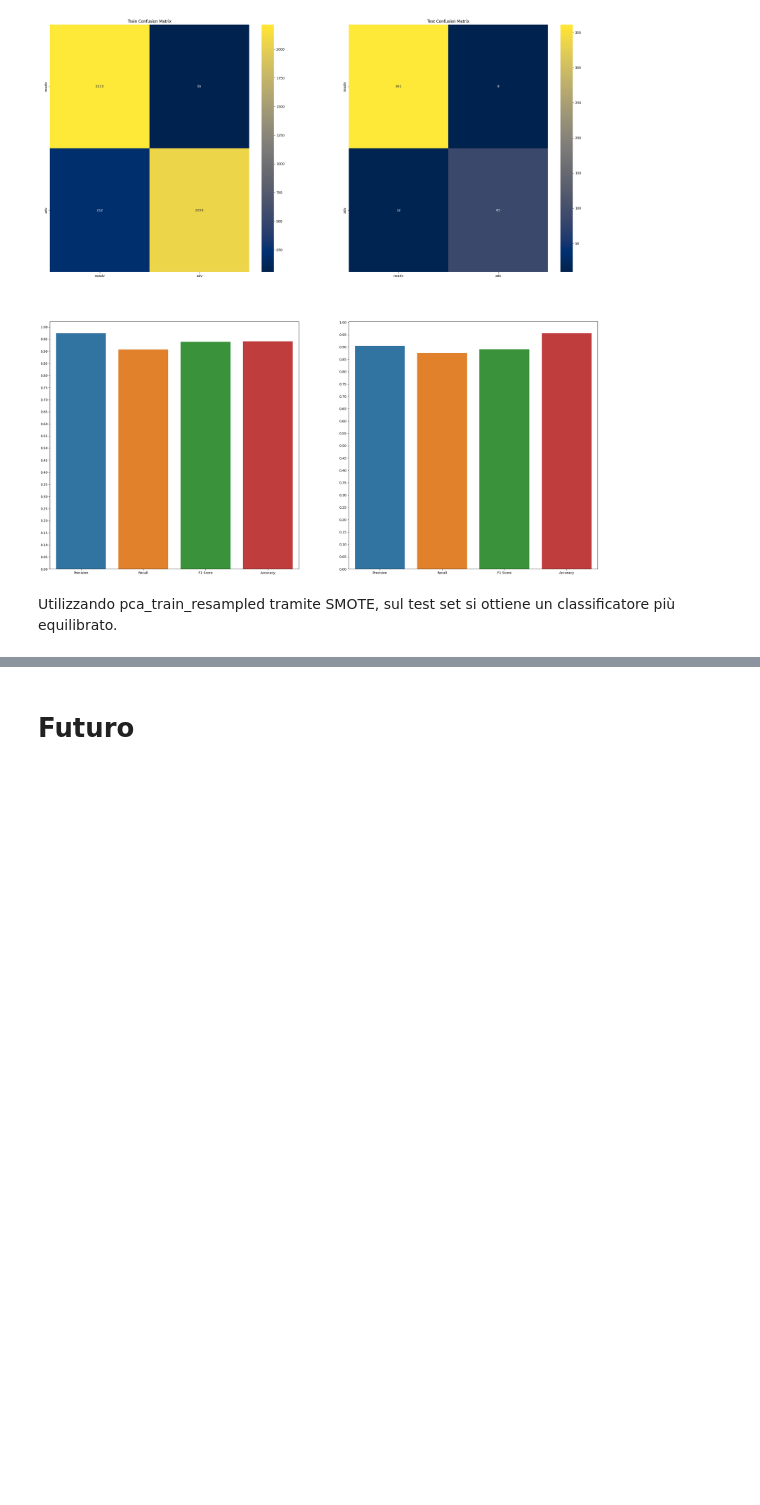
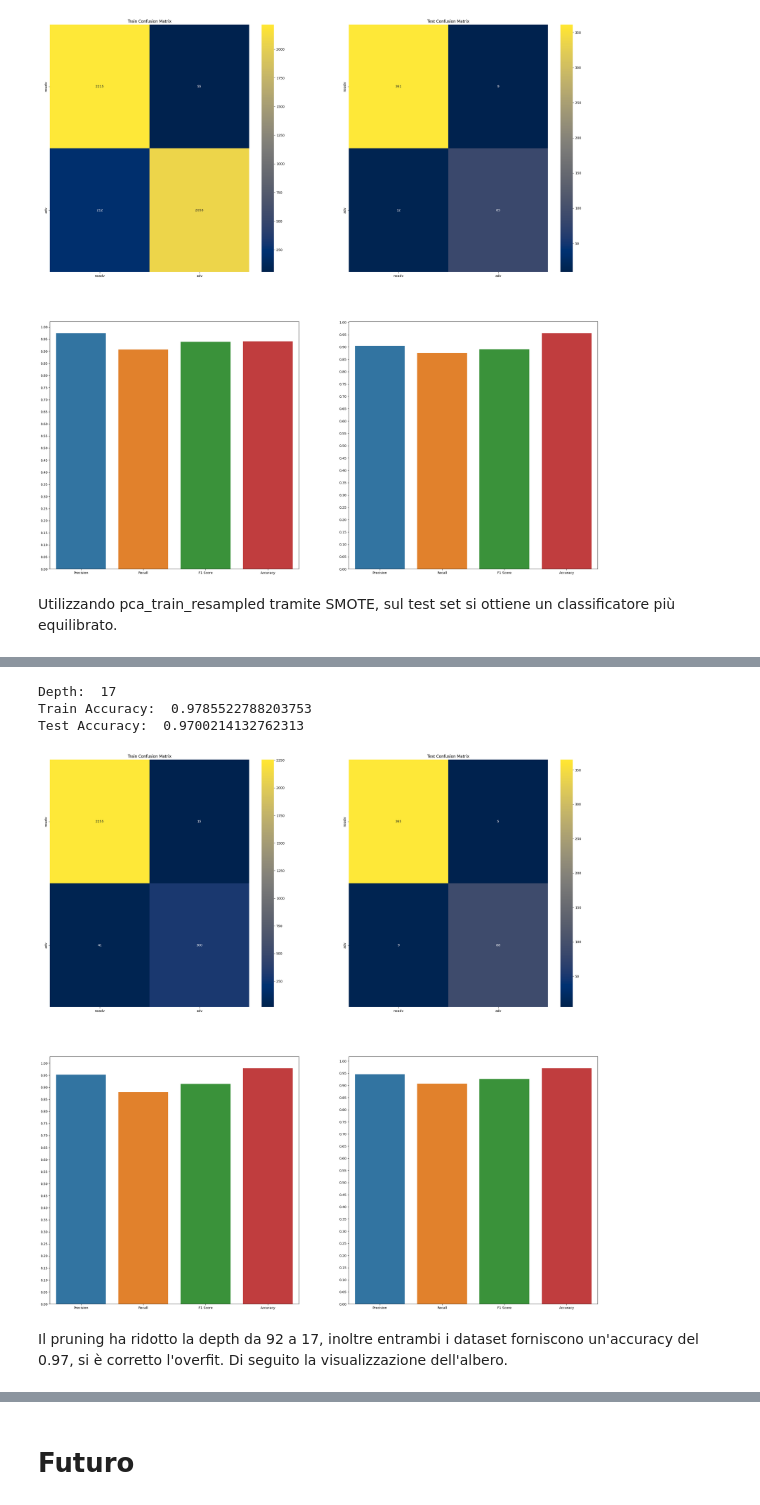
Before and after one commit to wredan/fad-project, a Jupyter notebook: notebook.ipynb, the cells around one changed output, grey strips where cells are left out. Drawn from its saved outputs; the diff is of its cells as text; code cells hidden in the pictures; blank space fills up the shorter version.

Commit message:
feat: add decision tree

```diff
--- a/notebook.ipynb
+++ b/notebook.ipynb
@@ -959,0 +965,39 @@ Utilizzando pca_train_resampled tramite SMOTE, sul test set si ottiene un classi
+# %%
+def print_metrics_no_plot(Y_train, pred_train, Y_test, pred_test):
+    for (Y, pred, title) in zip([Y_train, Y_test], [pred_train, pred_test], ["Train", "Test"]):
+        print(title + " Metrics:")
+        print("Precision: ", precision_score(Y, pred))
+        print("Recall: ", recall_score(Y, pred))
+        print("F1 Score: ", f1_score(Y, pred))
+        print("Accuracy: ", accuracy_score(Y, pred))
+        print()
+
+def print_dt(dt, train_set):
+    # Copia il set di addestramento in train_data
+    train_data = train_set.copy()
+
+    # Converte i valori nella colonna "Class" da 0 e 1 a 'noadv' e 'adv' rispettivamente
+    train_data.loc[train_data["Class"] == 0, "Class"] = 'noadv'
+    train_data.loc[train_data["Class"] == 1, "Class"] = 'adv'
+
+    # Crea un array di classi come stringhe
+    class_names = ['noadv', 'adv']
+
+    # Esporta l'albero di decisione in formato Graphviz
+    dot_data = tree.export_graphviz(dt, out_file=None,feature_names=train_data.columns[:-1],
+                                    class_names=class_names, rotate=False, label='root')
+
+    # Crea un grafico da dot_data
+    return graphviz.Source(dot_data)
+
+def train_dt(train_dataset, test_dataset, plot=False, **kwargs):
+    dt = DecisionTreeClassifier(**kwargs)
+    dt.fit(train_dataset.drop('Class',axis=1),train_dataset['Class'])
+    pred=dt.predict(train_dataset.drop('Class',axis=1))
+    test_pred=dt.predict(test_dataset.drop('Class',axis=1))
+    print("Depth: ", dt.get_depth())
+    if plot:
+        print_metrics(train_dataset['Class'],pred,test_dataset['Class'],test_pred)
+        return dt
+    print_metrics_no_plot(train_dataset['Class'],pred,test_dataset['Class'],test_pred)
+    return dt
@@ -959,0 +1046,9 @@ Utilizzando pca_train_resampled tramite SMOTE, sul test set si ottiene un classi
+# %%
+dt_prune = train_dt(train_set, test_set, plot=True, ccp_alpha=0.001)
+# %% [output]
+Depth:  17
+Train Accuracy:  0.9785522788203753
+Test Accuracy:  0.9700214132762313
+[figure, added]
+# %% [markdown]
+Il pruning ha ridotto la depth da 92 a 17, inoltre entrambi i dataset forniscono un'accuracy del 0.97, si è corretto l'overfit. Di seguito la visualizzazione dell'albero.
```
Also changed, not shown: parts of 18 cells of this notebook, 1 other file.
